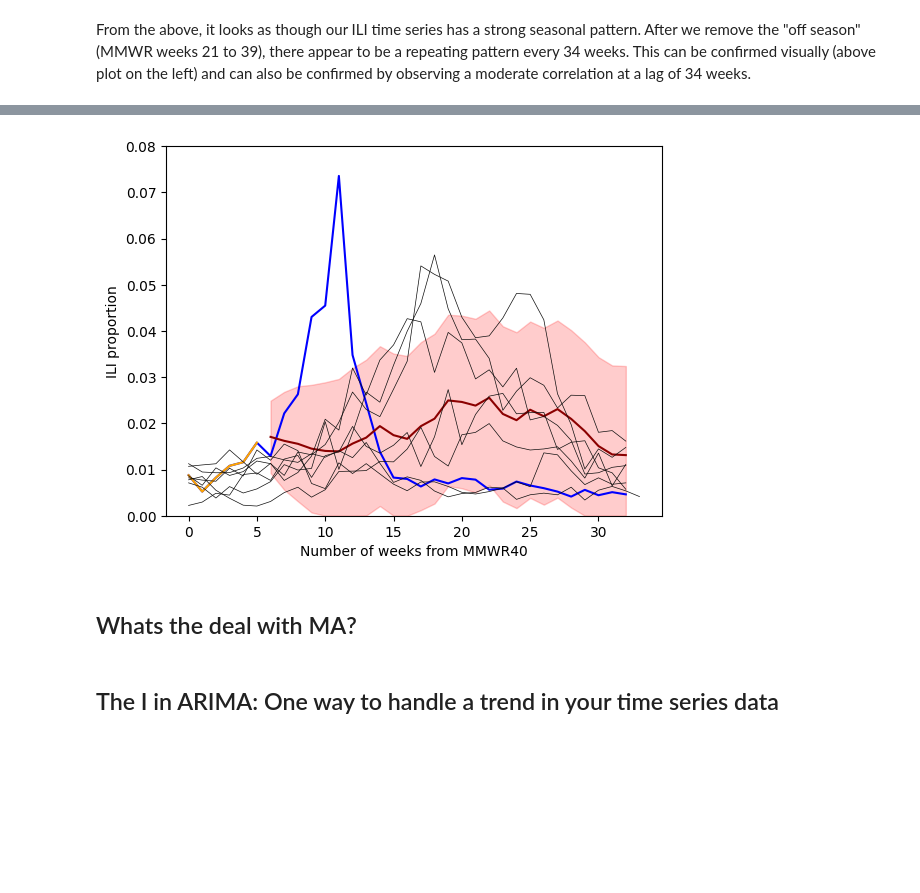
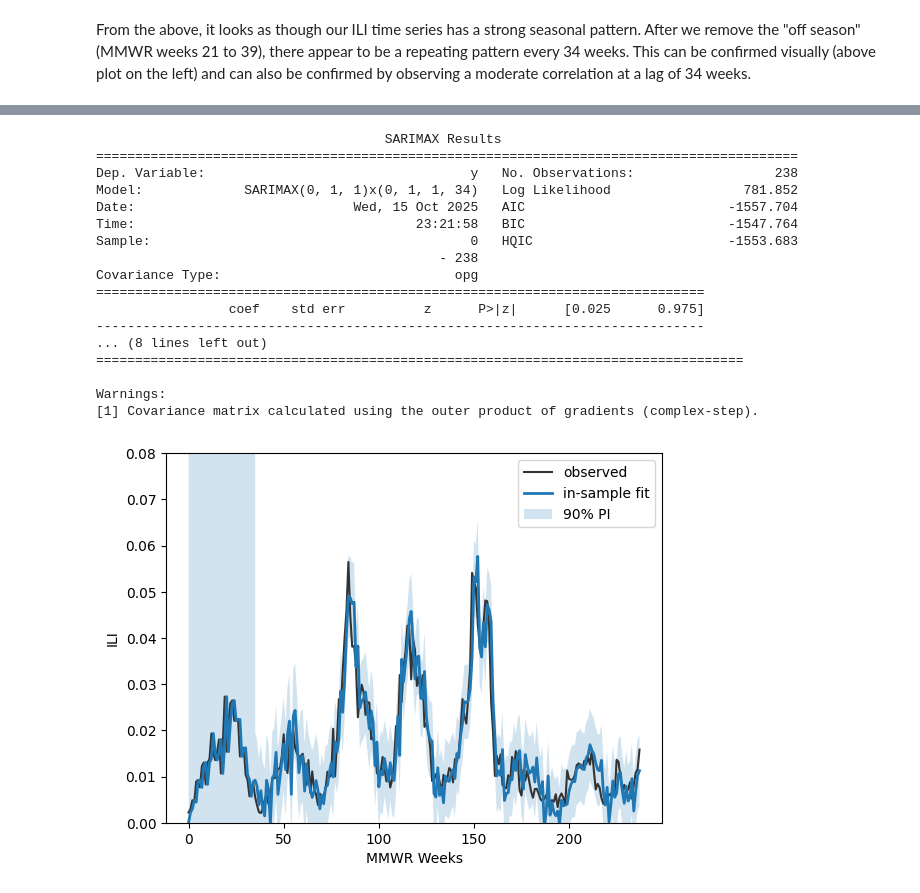
Before and after one commit to computationalUncertaintyLab/2025-AMPH-TSA, a Jupyter notebook: 2025-10-16-AMPH.ipynb, the cells around one changed output, grey strips where cells are left out. Saved outputs shown, nothing was run; the diff lists cells and outputs as text; code cells hidden in the pictures; blank space fills up the shorter version.

```diff
--- a/2025-10-16-AMPH.ipynb
+++ b/2025-10-16-AMPH.ipynb
@@ -616,33 +801,55 @@ ax.set_ylim(0,0.08)
 # %%
-forecast_steps = 32+1-6
-pred = results.get_forecast(steps=forecast_steps)          # out-of-sample only
-mean_fcst = pred.predicted_mean
+# Assuming 'data' is your time series with a datetime index
+# Example for monthly data with a yearly seasonality (m=12)
 
-ci = pred.conf_int(alpha=0.10)
-ci = np.clip(ci,0,np.inf) #<--make sure that these values cannot go below 0
+previous_seasons = []
+for year in np.arange(2015,2021+1):
+    previous_seasons.append( "{:d}/{:d}".format(year,year+1) )
+prev_ili_data = ili_data.loc[ ili_data.season.isin(previous_seasons)  ]
+prev_ili = prev_ili_data.ili_prop.values
 
-fig,ax = plt.subplots()
+#--add in the first six observations from the 2022/23 ILI season
+all_ili_values = list(prev_ili) + list(one_season_hidden)
 
-ax.plot(one_season_ili, color = "blue", label = "2022/2023" )
-ax.plot( weeks, one_season_hidden , color = "orange", label = "Observed" )
+import statsmodels.api as sm
+model = sm.tsa.SARIMAX( all_ili_values   ,
+                       order=(0, 1, 1),
+                       seasonal_order=(0, 1, 1, 34))
+results = model.fit()
+print(results.summary())
 
-ax.plot(6+np.arange(forecast_steps), mean_fcst, color = "darkred")
-ax.fill_between(6+np.arange(forecast_steps), ci[:,0],ci[:,1], color = "red", alpha=0.2 )
+pred_in = results.get_prediction(start=0, end=len(all_ili_values)-1, dynamic=False)
+mean_in = pred_in.predicted_mean
+ci_in   = pred_in.conf_int(alpha=0.10)   # 90% PI for in-sample one-step-ahead
 
-for season, subset in ili_data.groupby("season"):
-    if season in previous_seasons:
-        ax.plot( subset.ili_prop.values, color="0.05", lw=0.5  )
+fig, ax = plt.subplots()
+ax.plot(all_ili_values, label="observed", color="0.2")
+ax.plot(mean_in, label="in-sample fit", lw=2)
 
-#--labels
-ax.set_xlabel("Number of weeks from MMWR40")
-ax.set_ylabel("ILI proportion")
+ax.fill_between( np.arange(len(mean_in)), ci_in[:,0], ci_in[:,1], alpha=0.2, label="90% PI")
 
 ax.set_ylim(0,0.08)
 
+ax.legend()
+ax.set_xlabel("MMWR Weeks")
+ax.set_ylabel("ILI")
 plt.show()
 # %% [output]
+                                     SARIMAX Results
+==========================================================================================
+Dep. Variable:                                  y   No. Observations:                  238
+Model:             SARIMAX(0, 1, 1)x(0, 1, 1, 34)   Log Likelihood                 781.852
+Date:                            Wed, 15 Oct 2025   AIC                          -1557.704
+Time:                                    23:21:58   BIC                          -1547.764
+Sample:                                         0   HQIC                         -1553.683
+                                            - 238
+Covariance Type:                              opg
+==============================================================================
+                 coef    std err          z      P>|z|      [0.025      0.975]
+------------------------------------------------------------------------------
+... (8 lines left out)
+===================================================================================
+
+Warnings:
+[1] Covariance matrix calculated using the outer product of gradients (complex-step).
-[figure, old version]
+[figure, new version]
-# %% [markdown]
-## Whats the deal with MA?
-# %% [markdown]
-## The I in ARIMA: One way to handle a trend in your time series data
```
Also changed, not shown: parts of 13 cells of this notebook.
